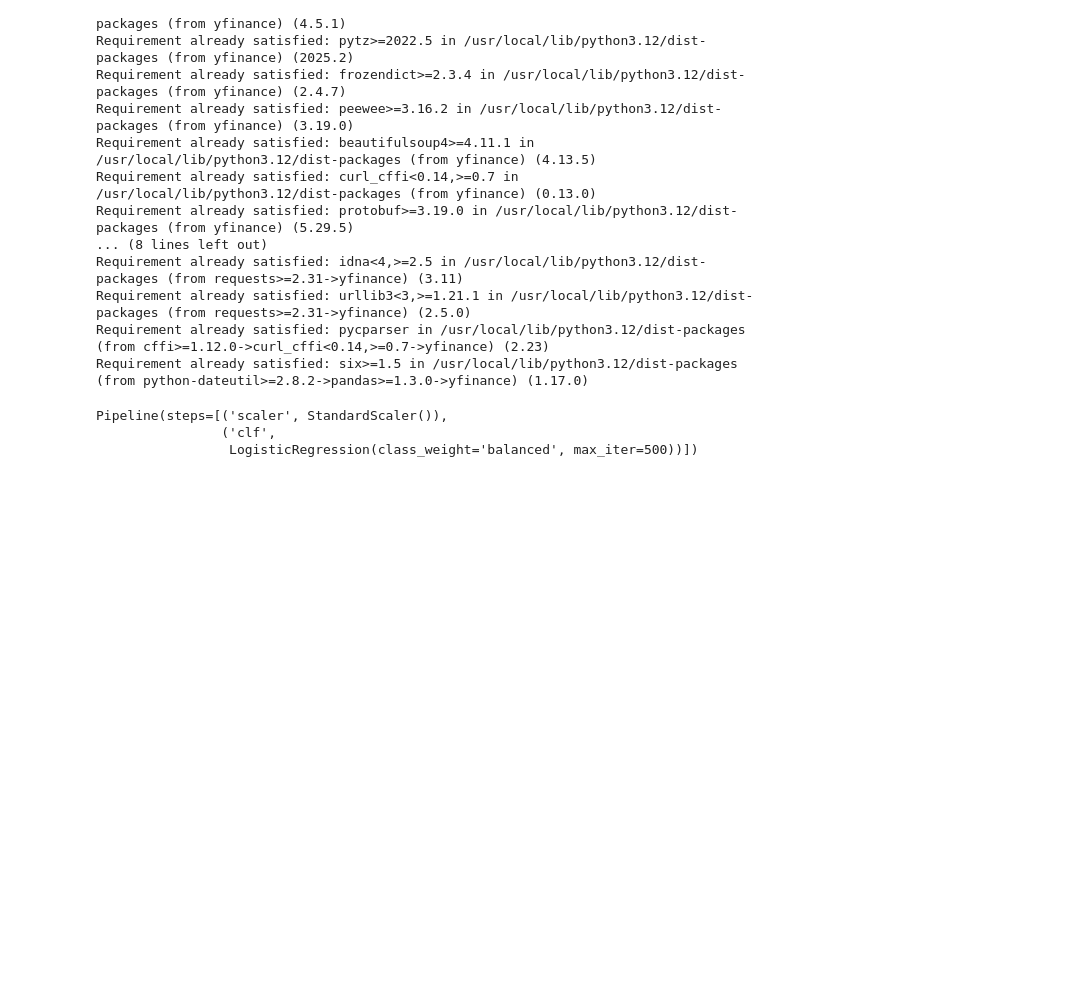
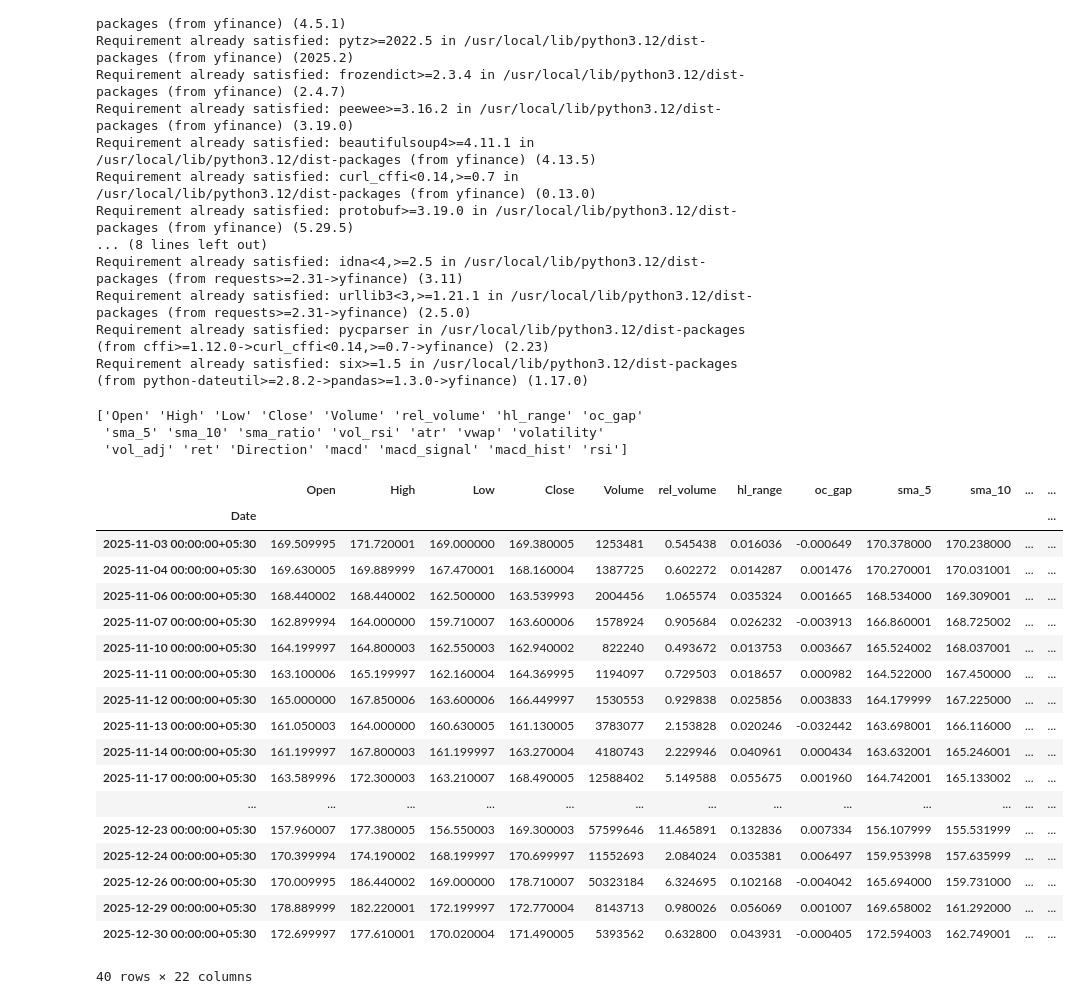
Before and after one commit to shine-sri/ircon-prediction, a Jupyter notebook: finstreet.ipynb, the cells around one changed output. Drawn from its saved outputs; the diff is of its cells as text; code cells hidden in the pictures; blank space fills up the shorter version.

```diff
--- a/finstreet.ipynb
+++ b/finstreet.ipynb
@@ -83,6 +83,7 @@ def compute_macd(
 
     df["macd"] = macd
     df["macd_signal"] = macd_signal
+    df["macd_hist"] = macd_hist
 # %%
 def add_rsi(
     df: pd.DataFrame,
@@ -158,18 +298,41 @@ model = Pipeline([
 # %%
 ircon= yf.Ticker("IRCON.NS")
 ircon_history = ircon.history(start="2025-10-01", end="2025-12-31", interval="1d")
 train = ircon_history.drop(columns = ["Dividends","Stock Splits"])
+#train = pd.read_csv("ircon.csv")
 train = make_features(train)
 compute_macd(train)
 add_rsi(train)
 train.drop(train.index[0:21], inplace=True)
 
-FEATURE_COLS = ["macd","macd_signal","rsi","rel_volume","hl_range","sma_ratio","oc_gap"]
+FEATURE_COLS = ["Open","Close","macd_hist","rsi","atr","vol_rsi"]
 X_train = train[FEATURE_COLS]
 y_train = train["Direction"]
 
+print(train.columns.values)
+#train.plot(x=train.index.values,y=["Open","Close","High","Low","Volume","rel_volume","hl_range","oc_gap","sma_5","sma_10","sma_ratio","macd","macd_signal","macd_hist"],kind = "line")
 model.fit(X_train,y_train)
+train
 # %% [output]
-Pipeline(steps=[('scaler', StandardScaler()),
-                ('clf',
-                 LogisticRegression(class_weight='balanced', max_iter=500))])
+['Open' 'High' 'Low' 'Close' 'Volume' 'rel_volume' 'hl_range' 'oc_gap'
+ 'sma_5' 'sma_10' 'sma_ratio' 'vol_rsi' 'atr' 'vwap' 'volatility'
+ 'vol_adj' 'ret' 'Direction' 'macd' 'macd_signal' 'macd_hist' 'rsi']
+|  | Open | High | Low | Close | Volume | rel_volume | hl_range | oc_gap | sma_5 | sma_10 | ... | ... |
+| Date |  |  |  |  |  |  |  |  |  |  |  | ... |
+| 2025-11-03 00:00:00+05:30 | 169.509995 | 171.720001 | 169.000000 | 169.380005 | 1253481 | 0.545438 | 0.016036 | -0.000649 | 170.378000 | 170.238000 | ... | ... |
+| 2025-11-04 00:00:00+05:30 | 169.630005 | 169.889999 | 167.470001 | 168.160004 | 1387725 | 0.602272 | 0.014287 | 0.001476 | 170.270001 | 170.031001 | ... | ... |
+| 2025-11-06 00:00:00+05:30 | 168.440002 | 168.440002 | 162.500000 | 163.539993 | 2004456 | 1.065574 | 0.035324 | 0.001665 | 168.534000 | 169.309001 | ... | ... |
+| 2025-11-07 00:00:00+05:30 | 162.899994 | 164.000000 | 159.710007 | 163.600006 | 1578924 | 0.905684 | 0.026232 | -0.003913 | 166.860001 | 168.725002 | ... | ... |
+| 2025-11-10 00:00:00+05:30 | 164.199997 | 164.800003 | 162.550003 | 162.940002 | 822240 | 0.493672 | 0.013753 | 0.003667 | 165.524002 | 168.037001 | ... | ... |
+| 2025-11-11 00:00:00+05:30 | 163.100006 | 165.199997 | 162.160004 | 164.369995 | 1194097 | 0.729503 | 0.018657 | 0.000982 | 164.522000 | 167.450000 | ... | ... |
+| 2025-11-12 00:00:00+05:30 | 165.000000 | 167.850006 | 163.600006 | 166.449997 | 1530553 | 0.929838 | 0.025856 | 0.003833 | 164.179999 | 167.225000 | ... | ... |
+| 2025-11-13 00:00:00+05:30 | 161.050003 | 164.000000 | 160.630005 | 161.130005 | 3783077 | 2.153828 | 0.020246 | -0.032442 | 163.698001 | 166.116000 | ... | ... |
+| 2025-11-14 00:00:00+05:30 | 161.199997 | 167.800003 | 161.199997 | 163.270004 | 4180743 | 2.229946 | 0.040961 | 0.000434 | 163.632001 | 165.246001 | ... | ... |
+| 2025-11-17 00:00:00+05:30 | 163.589996 | 172.300003 | 163.210007 | 168.490005 | 12588402 | 5.149588 | 0.055675 | 0.001960 | 164.742001 | 165.133002 | ... | ... |
+| ... | ... | ... | ... | ... | ... | ... | ... | ... | ... | ... | ... | ... |
+| 2025-12-23 00:00:00+05:30 | 157.960007 | 177.380005 | 156.550003 | 169.300003 | 57599646 | 11.465891 | 0.132836 | 0.007334 | 156.107999 | 155.531999 | ... | ... |
+| 2025-12-24 00:00:00+05:30 | 170.399994 | 174.190002 | 168.199997 | 170.699997 | 11552693 | 2.084024 | 0.035381 | 0.006497 | 159.953998 | 157.635999 | ... | ... |
+| 2025-12-26 00:00:00+05:30 | 170.009995 | 186.440002 | 169.000000 | 178.710007 | 50323184 | 6.324695 | 0.102168 | -0.004042 | 165.694000 | 159.731000 | ... | ... |
+| 2025-12-29 00:00:00+05:30 | 178.889999 | 182.220001 | 172.199997 | 172.770004 | 8143713 | 0.980026 | 0.056069 | 0.001007 | 169.658002 | 161.292000 | ... | ... |
+| 2025-12-30 00:00:00+05:30 | 172.699997 | 177.610001 | 170.020004 | 171.490005 | 5393562 | 0.632800 | 0.043931 | -0.000405 | 172.594003 | 162.749001 | ... | ... |
+40 rows × 22 columns
```
Also changed, not shown: parts of 13 cells of this notebook.
